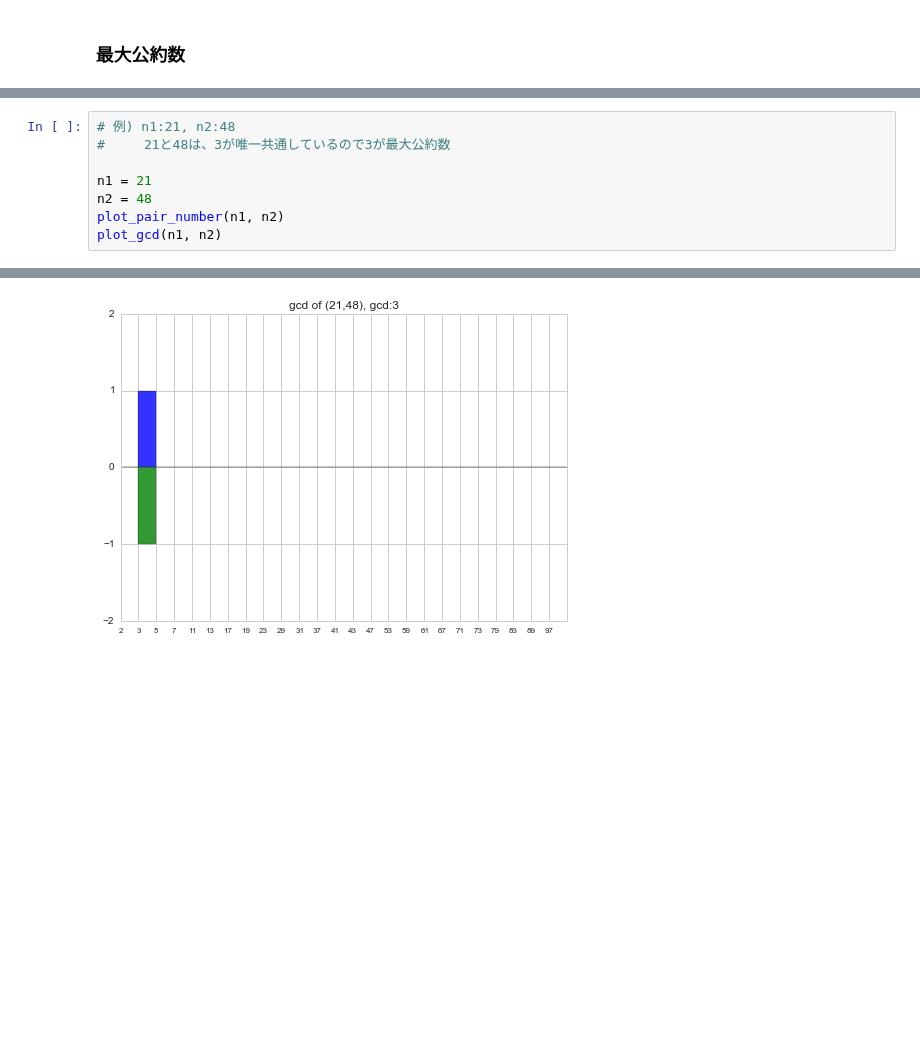
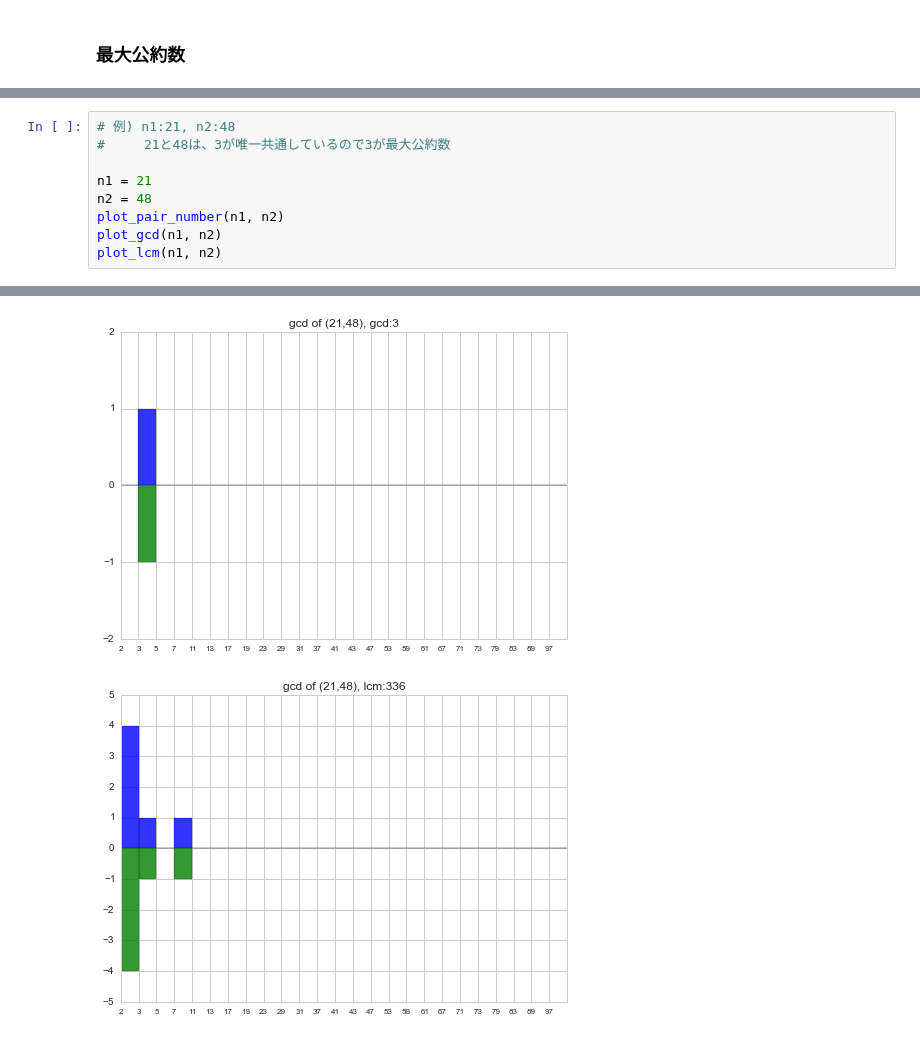
Before and after one commit to matsuken92/Qiita_Contents, a Jupyter notebook: General/greatest_common_divisor.ipynb, the cells around one changed output, grey strips where cells are left out. Cells and saved outputs as stored; diff of their text form; blank space fills up the shorter version.

```diff
--- a/General/greatest_common_divisor.ipynb
+++ b/General/greatest_common_divisor.ipynb
@@ -171,13 +197,15 @@ plot_gcd(n1, n2)
 # %%
 # 例) n1:21, n2:48
 #     21と48は、3が唯一共通しているので3が最大公約数
 
 n1 = 21
 n2 = 48
 plot_pair_number(n1, n2)
 plot_gcd(n1, n2)
+plot_lcm(n1, n2)
 # %% [output]
 [figure]
 [figure]
+[figure, added]
 # %%
 # check whether to exist greatest common divisor
```
Also changed, not shown: parts of 5 cells of this notebook.
